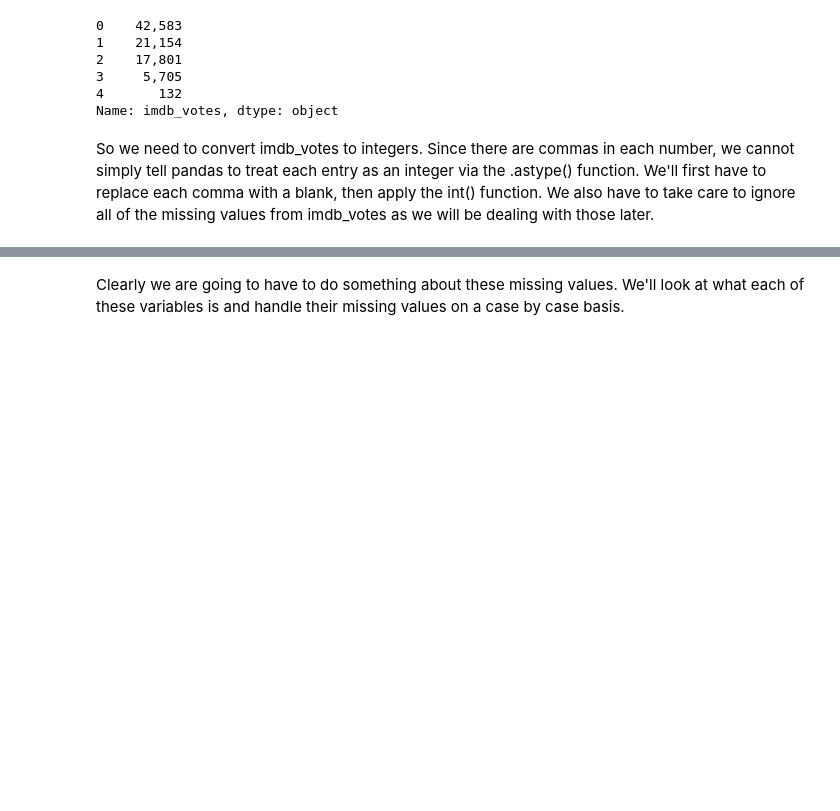
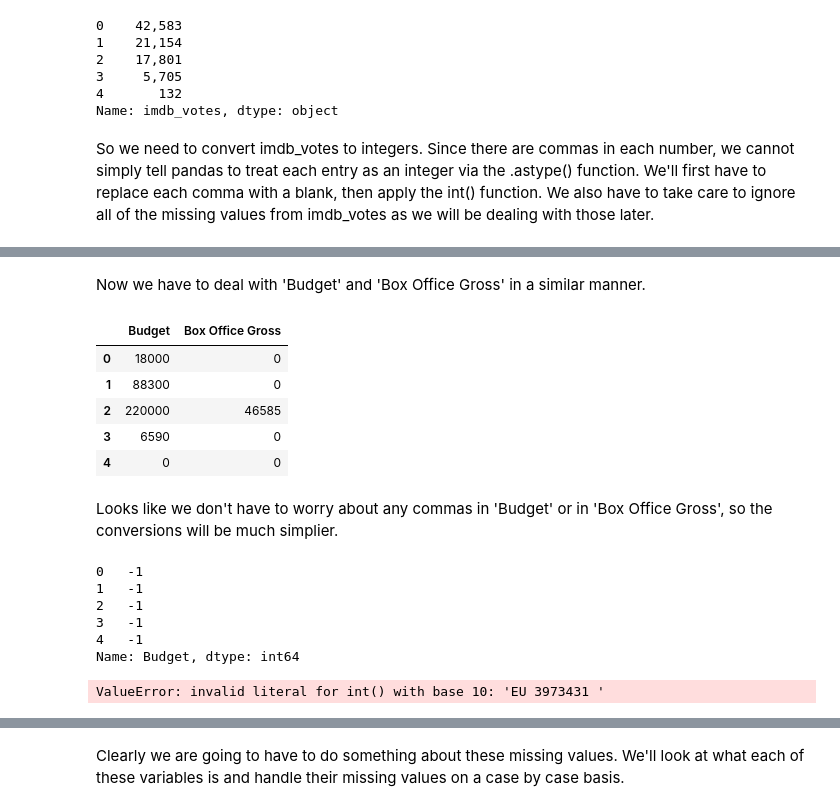
Before and after one commit to devinthai/NBCUniversal, a Jupyter notebook: Data Cleaning.ipynb, the cells around one changed output, grey strips where cells are left out. Saved outputs shown, nothing was run; the diff lists cells and outputs as text; code cells hidden in the pictures; blank space fills up the shorter version.

Commit message:
Converted imdb_votes to float, began parsing Budget

```diff
--- a/Data Cleaning.ipynb
+++ b/Data Cleaning.ipynb
@@ -208,0 +214,6 @@ Then, we've successfully removed all of the commas.
+# %%
+import numpy as np
+
+votes_int = votes.fillna(-1).astype('int')
+votes_int[votes_int==-1] = np.nan
+votes_int.isna().sum() == votes.isna().sum()
@@ -208,0 +224,3 @@ Then, we've successfully removed all of the commas.
+# %%
+data['imdb_votes'] = votes_int
+data.info()
@@ -209,2 +245,29 @@ Then, we've successfully removed all of the commas.
+# %% [markdown]
+Now we have to deal with 'Budget' and 'Box Office Gross' in a similar manner.
+# %%
+data[['Budget', 'Box Office Gross']].head()
+# %% [output]
+|  | Budget | Box Office Gross |
+| 0 | 18000 | 0 |
+| 1 | 88300 | 0 |
+| 2 | 220000 | 46585 |
+| 3 | 6590 | 0 |
+| 4 | 0 | 0 |
+# %% [markdown]
+Looks like we don't have to worry about any commas in 'Budget' or in 'Box Office Gross', so the conversions will be much simplier.
+# %%
+budget = data['Budget'].astype('str')
+budget.str.find('EU').head()
+# %% [output]
+0   -1
+1   -1
+2   -1
+3   -1
+4   -1
+Name: Budget, dtype: int64
+# %%
+budget.astype('int')
+# %% [output]
+ValueError: invalid literal for int() with base 10: 'EU 3973431 '
 # %%
 data.isna().sum()
```
Also changed, not shown: parts of 13 cells of this notebook.
